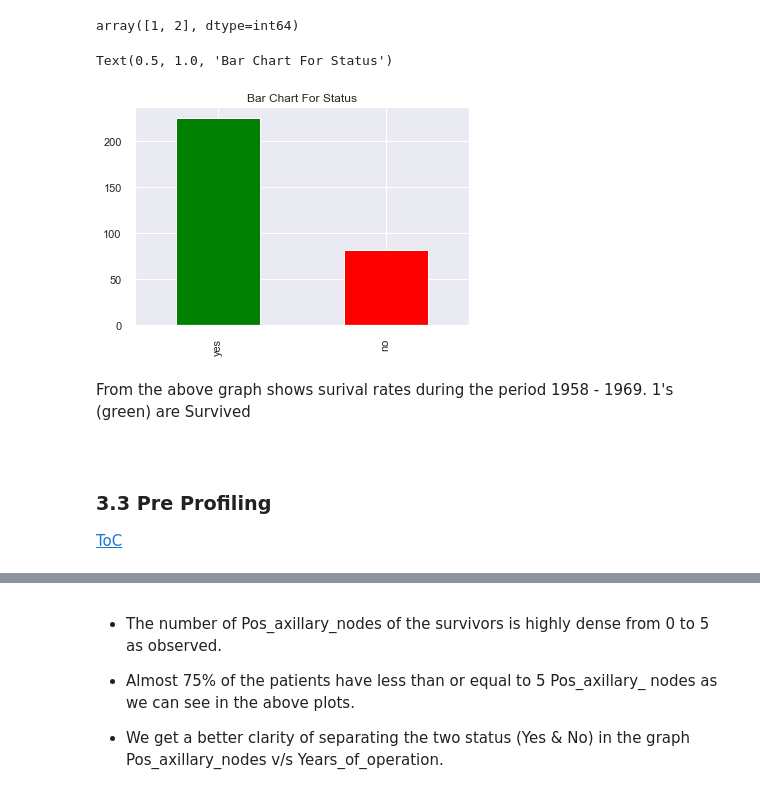
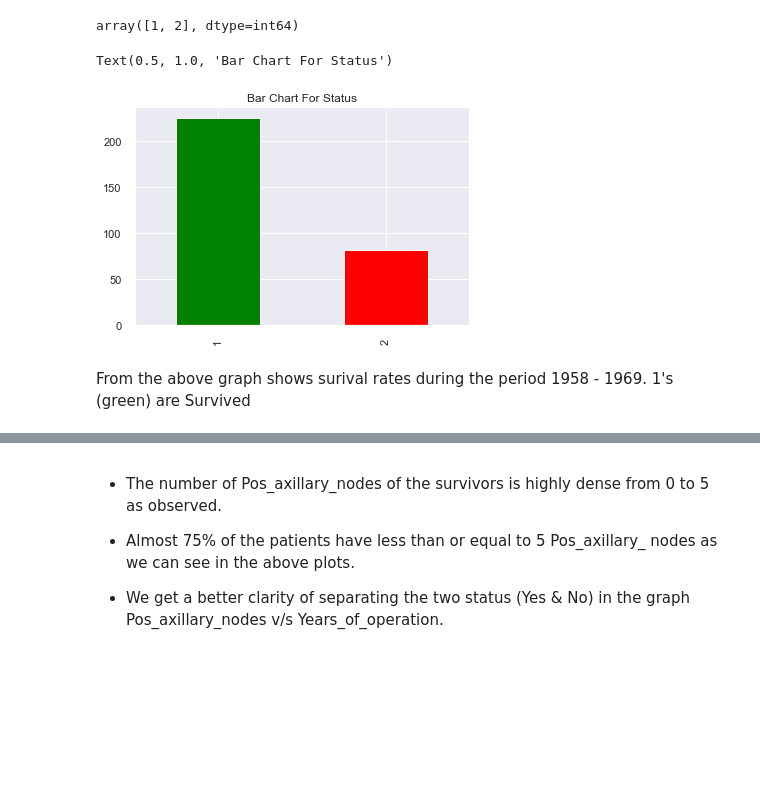
Before and after one commit to ragavendrahasthantram/UCBH_BreastCancerSurvival_EDA, a Jupyter notebook: UCBH_BreastCancerSurvival_EDA.ipynb, the cells around one changed output, grey strips where cells are left out. Saved outputs shown, nothing was run; the diff lists cells and outputs as text; code cells hidden in the pictures; blank space fills up the shorter version.

Commit message:
Update UCBH_BreastCancerSurvival_EDA.ipynb
Final Note Book

```diff
--- a/UCBH_BreastCancerSurvival_EDA.ipynb
+++ b/UCBH_BreastCancerSurvival_EDA.ipynb
@@ -53,2 +65,2 @@ from subprocess import check_output
 # %%
-BCS_data = pd.read_csv ("https://raw.githubusercontent.com/insaid2018/Term-1/master/Data/Projects/Breast_cancer_survival.csv")
+UCBHBCS_data = pd.read_csv ("https://raw.githubusercontent.com/ragavendrahasthantram/UCBH_BreastCancerSurvival_EDA/master/UCBH_BreastCancerSurvival.csv")
@@ -136,15 +156,10 @@ array([1, 2], dtype=int64)
 # %%
 colors = {1: 'green', 2: 'red'}
 # %%
-BCS_data.Status.value_counts().plot.bar(color =['green', 'red'])
+UCBHBCS_data.Status.value_counts().plot.bar(color =['green', 'red'])
 plt.title('Bar Chart For Status')
 # %% [output]
 Text(0.5, 1.0, 'Bar Chart For Status')
-[figure, old version]
+[figure, new version]
 # %% [markdown]
 From the above graph shows surival rates during the period 1958 - 1969. 1's (green) are Survived
-# %% [markdown]
-<a id="section303"></a>
-# %% [markdown]
-### 3.3 Pre Profiling
-[ToC](#toc)
```
Also changed, not shown: parts of 73 cells of this notebook.
